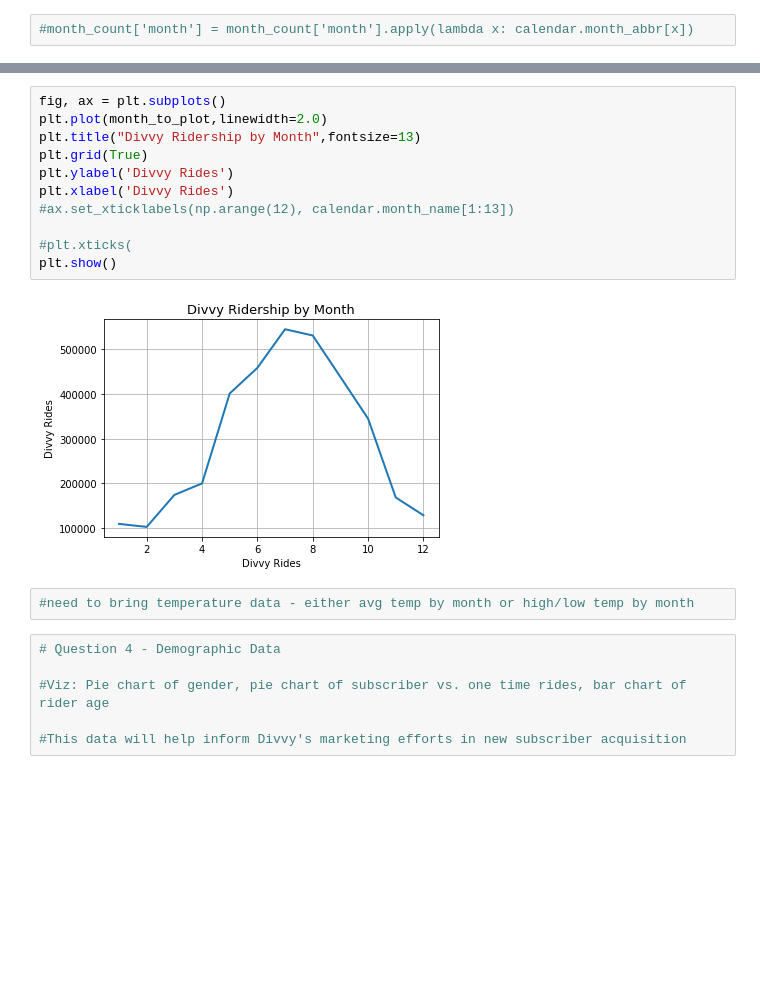
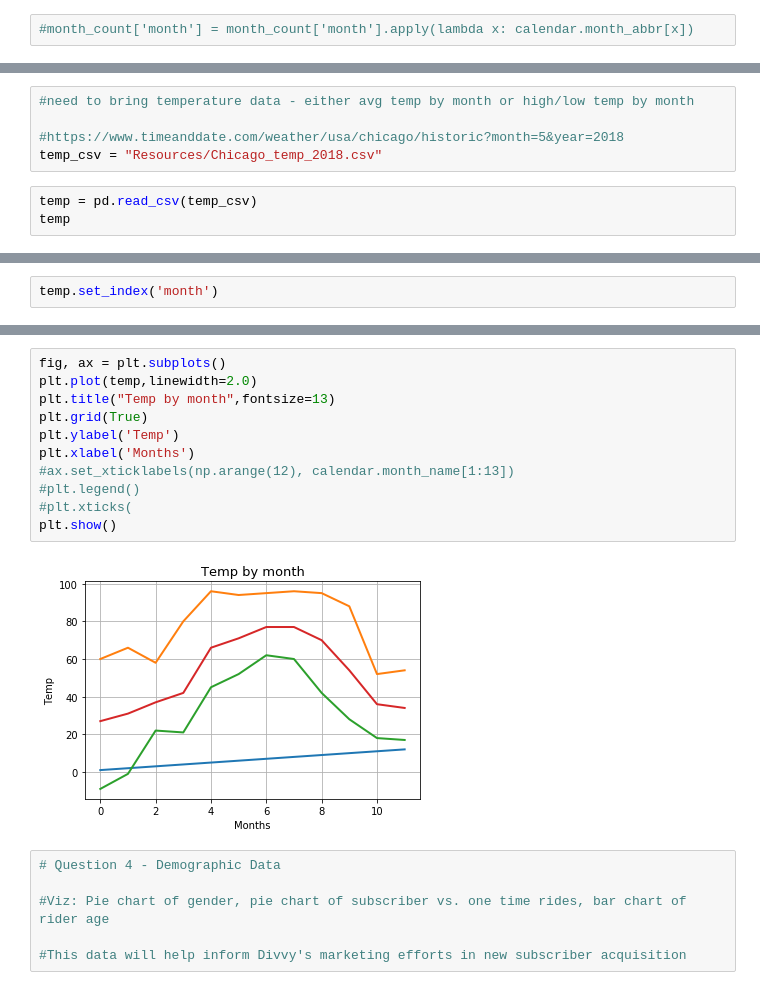
Before and after one commit to AlejandraRosa/Divvy_Project, a Jupyter notebook: Divvy_main.ipynb, the cells around one changed output, grey strips where cells are left out. Drawn from its saved outputs; the diff is of its cells as text; blank space fills up the shorter version.

```diff
--- a/Divvy_main.ipynb
+++ b/Divvy_main.ipynb
@@ -223,0 +189,8 @@ month_to_plot.style.format({"start_time": "{:,}"})
+# %%
+#need to bring temperature data - either avg temp by month or high/low temp by month
+
+#https://www.timeanddate.com/weather/usa/chicago/historic?month=5&year=2018
+temp_csv = "Resources/Chicago_temp_2018.csv"
+# %%
+temp = pd.read_csv(temp_csv)
+temp
@@ -223,0 +211,2 @@ month_to_plot.style.format({"start_time": "{:,}"})
+# %%
+temp.set_index('month')
@@ -224,18 +254,16 @@ month_to_plot.style.format({"start_time": "{:,}"})
 # %%
 fig, ax = plt.subplots()
-plt.plot(month_to_plot,linewidth=2.0)
-plt.title("Divvy Ridership by Month",fontsize=13)
+plt.plot(temp,linewidth=2.0)
+plt.title("Temp by month",fontsize=13)
 plt.grid(True)
-plt.ylabel('Divvy Rides')
-plt.xlabel('Divvy Rides')
+plt.ylabel('Temp')
+plt.xlabel('Months')
 #ax.set_xticklabels(np.arange(12), calendar.month_name[1:13])
-
+#plt.legend()
 #plt.xticks(
 plt.show()
 # %% [output]
-[figure, old version]
+[figure, new version]
-# %%
-#need to bring temperature data - either avg temp by month or high/low temp by month
 # %%
 # Question 4 - Demographic Data
 
```
Also changed, not shown: parts of 7 cells of this notebook.
